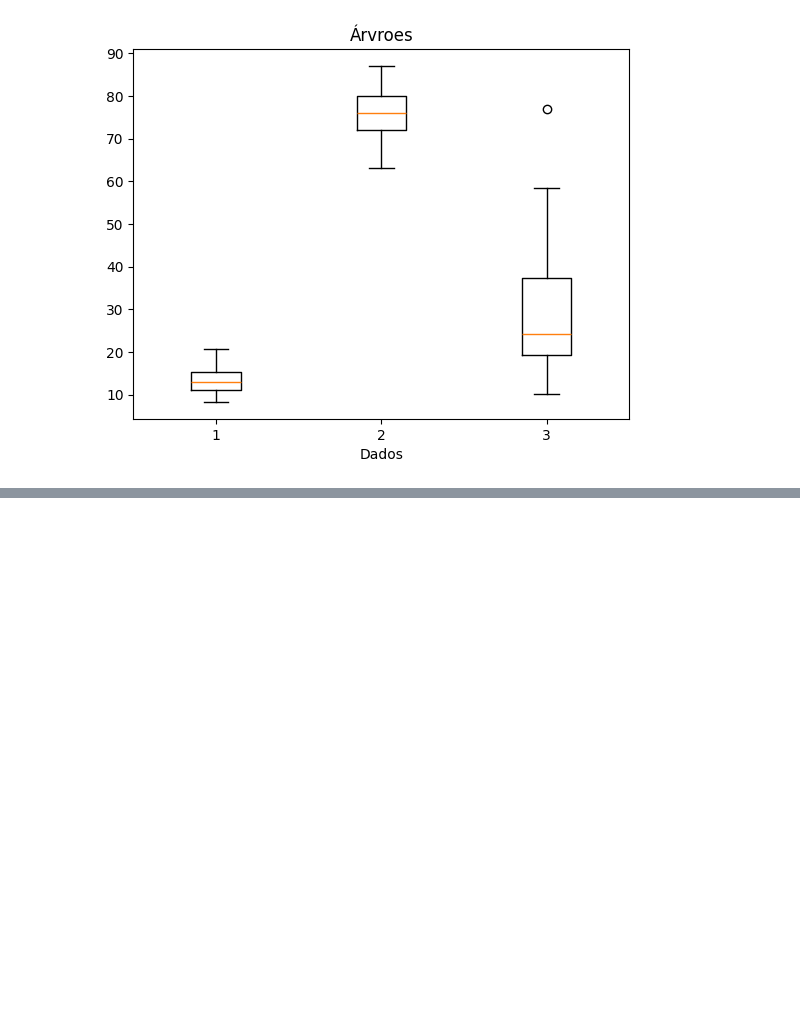
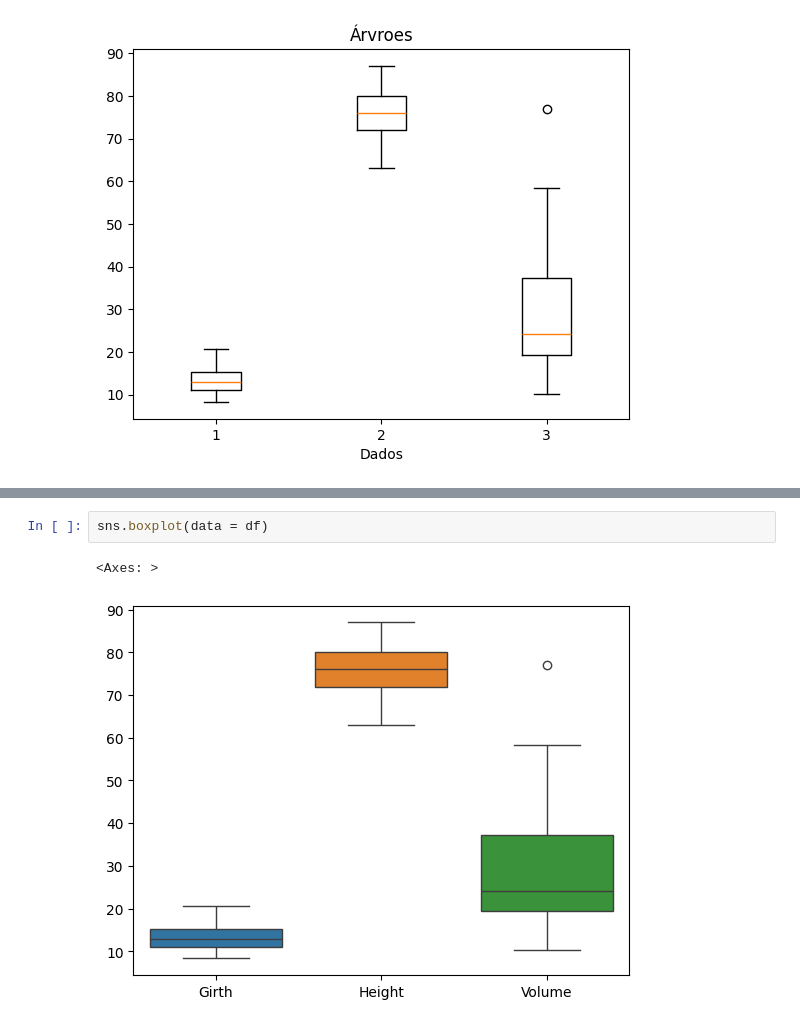
Before and after one commit to stephanyresque/Estudos, a Jupyter notebook: analise_exploratoria/boxplot.ipynb, the cells around one changed output, grey strips where cells are left out. Cells and saved outputs as stored; diff of their text form; blank space fills up the shorter version.

```diff
--- a/analise_exploratoria/boxplot.ipynb
+++ b/analise_exploratoria/boxplot.ipynb
@@ -47,0 +52,5 @@ plt.show()
+# %%
+sns.boxplot(data = df)
+# %% [output]
+<Axes: >
+[figure, added]
```
Also changed, not shown: parts of 1 cell of this notebook.
